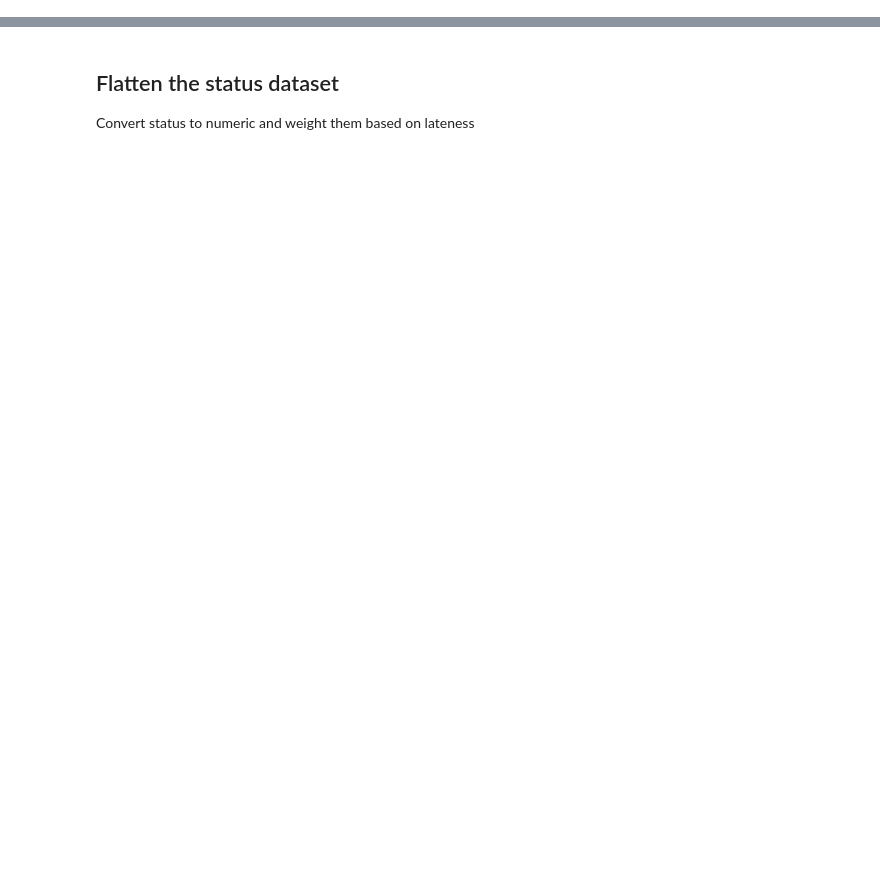
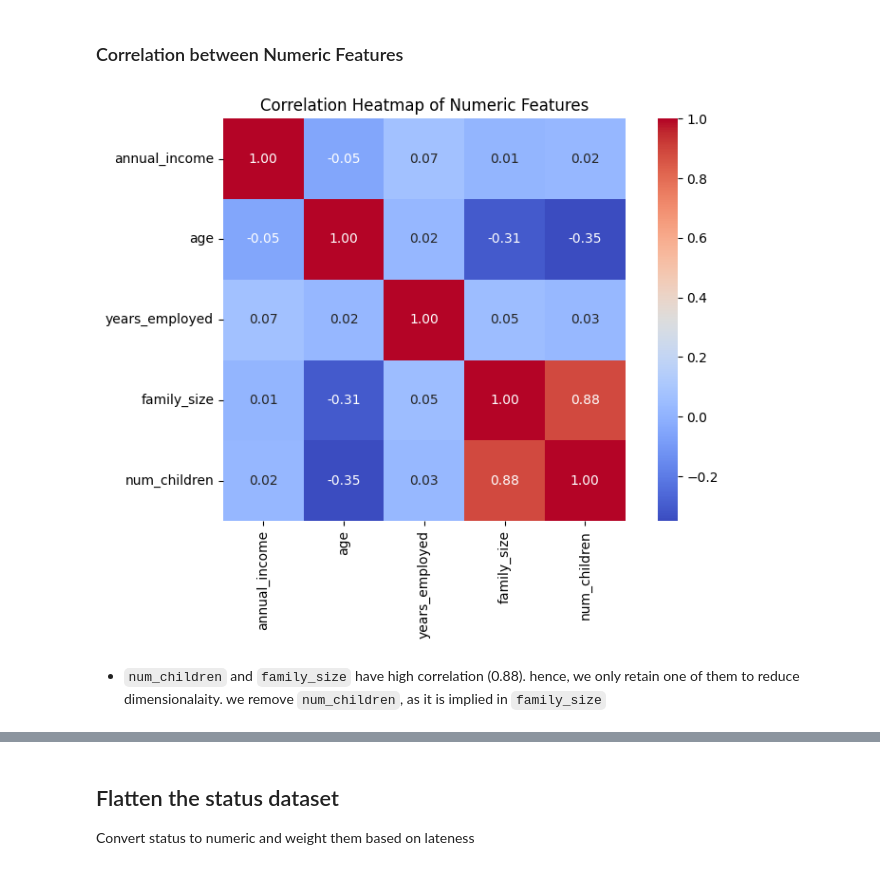
Before and after one commit to ashleytoh/cs3244-project-group-23, a Jupyter notebook: EDA/EDA.ipynb, the cells around one changed output, grey strips where cells are left out. Saved outputs shown, nothing was run; the diff lists cells and outputs as text; code cells hidden in the pictures; blank space fills up the shorter version.

```diff
--- a/EDA/EDA.ipynb
+++ b/EDA/EDA.ipynb
@@ -194,0 +31,21 @@ applications.head()
+# %%
+applications['log_annual_income'] = np.log1p(applications['annual_income'])
+applications['log_years_employed'] = np.log1p(applications['years_employed'])
+applications['family_size'] = applications['family_size'].clip(upper=8)
+applications['num_children'] = applications['num_children'].clip(upper=6)
+# %% [markdown]
+### Correlation between Numeric Features
+# %%
+# Compute correlation matrix
+corr_matrix = applications[numeric_cols].corr()
+
+# Plot heatmap
+plt.figure(figsize=(8, 6))
+sns.heatmap(corr_matrix, annot=True, fmt=".2f", cmap='coolwarm', square=True)
+plt.title("Correlation Heatmap of Numeric Features")
+plt.tight_layout()
+plt.show()
+# %% [output]
+[figure, added]
+# %% [markdown]
+- `num_children` and `family_size` have high correlation (0.88). hence, we only retain one of them to reduce dimensionalaity. we remove `num_children`, as it is implied in `family_size`
```
Also changed, not shown: parts of 39 cells of this notebook, 3 other files.
